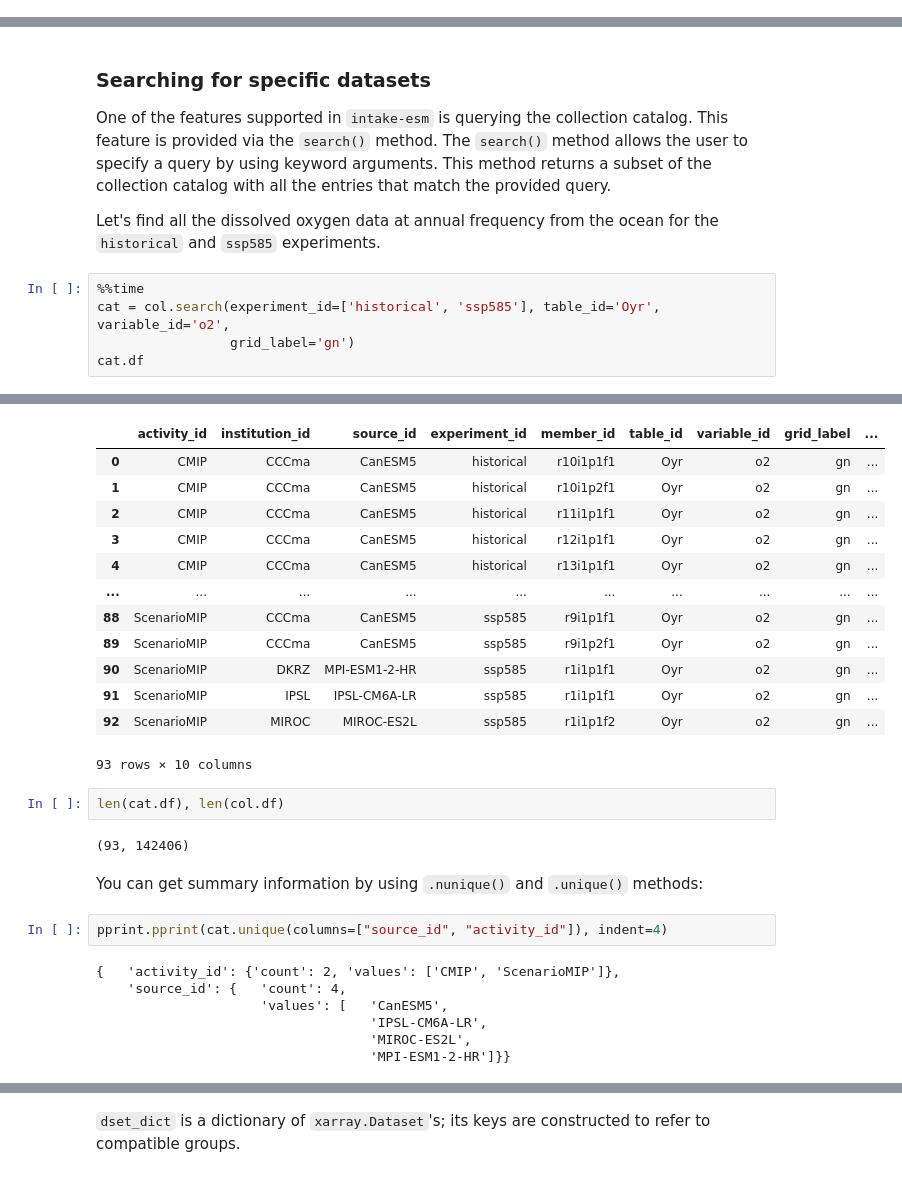
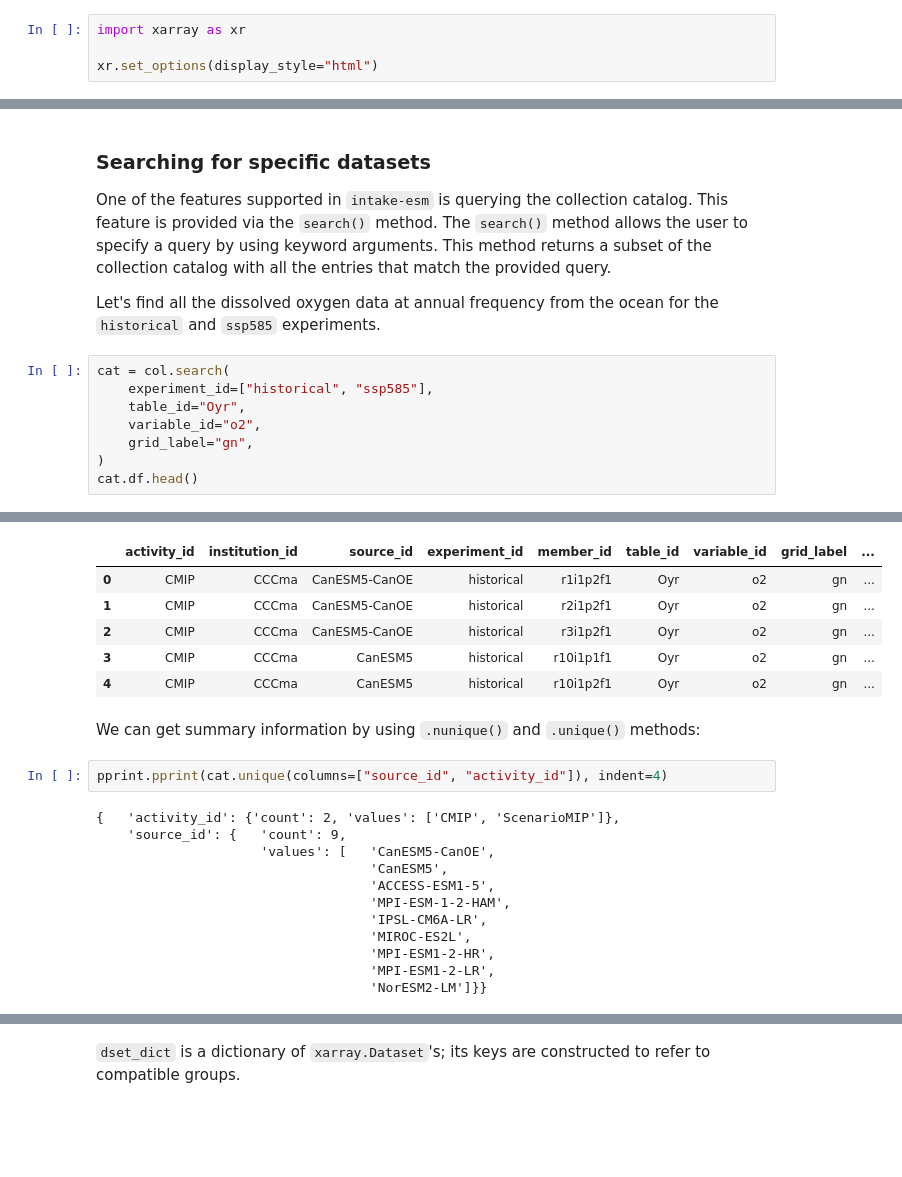
Before and after one commit to intake/intake-esm, a Jupyter notebook: docs/source/notebooks/tutorial.ipynb, the cells around one changed output, grey strips where cells are left out. Saved outputs shown, nothing was run; the diff lists cells and outputs as text; blank space fills up the shorter version.

```diff
--- a/docs/source/notebooks/tutorial.ipynb
+++ b/docs/source/notebooks/tutorial.ipynb
@@ -32,3 +23,7 @@ More collection catalogs are listed [here](https://intake-esm.readthedocs.io/en/
 # %% [markdown]
 Because `intake-esm` is an `intake` plugin, the plugin automatically appears in the set of known
 plugins in the intake registry, and an associated ``intake.open_esm_datastore`` function is created at import time.
+# %%
+import xarray as xr
+
+xr.set_options(display_style="html")
@@ -135,8 +134,11 @@ with all the entries that match the provided query.
 
 Let's find all the dissolved oxygen data at annual frequency from the ocean for the `historical` and `ssp585` experiments.
 # %%
-%%time
-cat = col.search(experiment_id=['historical', 'ssp585'], table_id='Oyr', variable_id='o2',
-                 grid_label='gn')
-cat.df
+cat = col.search(
+    experiment_id=["historical", "ssp585"],
+    table_id="Oyr",
+    variable_id="o2",
+    grid_label="gn",
+)
+cat.df.head()
 # %% [output]
@@ -145,31 +145,25 @@ Wall time: 631 ms
 |  | activity_id | institution_id | source_id | experiment_id | member_id | table_id | variable_id | grid_label | ... |
-| 0 | CMIP | CCCma | CanESM5 | historical | r10i1p1f1 | Oyr | o2 | gn | ... |
-| 1 | CMIP | CCCma | CanESM5 | historical | r10i1p2f1 | Oyr | o2 | gn | ... |
-| 2 | CMIP | CCCma | CanESM5 | historical | r11i1p1f1 | Oyr | o2 | gn | ... |
-| 3 | CMIP | CCCma | CanESM5 | historical | r12i1p1f1 | Oyr | o2 | gn | ... |
-| 4 | CMIP | CCCma | CanESM5 | historical | r13i1p1f1 | Oyr | o2 | gn | ... |
-| ... | ... | ... | ... | ... | ... | ... | ... | ... | ... |
-| 88 | ScenarioMIP | CCCma | CanESM5 | ssp585 | r9i1p1f1 | Oyr | o2 | gn | ... |
-| 89 | ScenarioMIP | CCCma | CanESM5 | ssp585 | r9i1p2f1 | Oyr | o2 | gn | ... |
-| 90 | ScenarioMIP | DKRZ | MPI-ESM1-2-HR | ssp585 | r1i1p1f1 | Oyr | o2 | gn | ... |
-| 91 | ScenarioMIP | IPSL | IPSL-CM6A-LR | ssp585 | r1i1p1f1 | Oyr | o2 | gn | ... |
-| 92 | ScenarioMIP | MIROC | MIROC-ES2L | ssp585 | r1i1p1f2 | Oyr | o2 | gn | ... |
+| 0 | CMIP | CCCma | CanESM5-CanOE | historical | r1i1p2f1 | Oyr | o2 | gn | ... |
+| 1 | CMIP | CCCma | CanESM5-CanOE | historical | r2i1p2f1 | Oyr | o2 | gn | ... |
+| 2 | CMIP | CCCma | CanESM5-CanOE | historical | r3i1p2f1 | Oyr | o2 | gn | ... |
+| 3 | CMIP | CCCma | CanESM5 | historical | r10i1p1f1 | Oyr | o2 | gn | ... |
+| 4 | CMIP | CCCma | CanESM5 | historical | r10i1p2f1 | Oyr | o2 | gn | ... |
-93 rows × 10 columns
-# %%
-len(cat.df), len(col.df)
-# %% [output]
-(93, 142406)
 # %% [markdown]
-You can get summary information by using `.nunique()` and `.unique()` methods:
+We can get summary information by using `.nunique()` and `.unique()` methods:
 # %%
 pprint.pprint(cat.unique(columns=["source_id", "activity_id"]), indent=4)
 # %% [output]
 {   'activity_id': {'count': 2, 'values': ['CMIP', 'ScenarioMIP']},
-    'source_id': {   'count': 4,
-                     'values': [   'CanESM5',
+    'source_id': {   'count': 9,
+                     'values': [   'CanESM5-CanOE',
+                                   'CanESM5',
+                                   'ACCESS-ESM1-5',
+                                   'MPI-ESM-1-2-HAM',
                                    'IPSL-CM6A-LR',
                                    'MIROC-ES2L',
-                                   'MPI-ESM1-2-HR']}}
+                                   'MPI-ESM1-2-HR',
+                                   'MPI-ESM1-2-LR',
+                                   'NorESM2-LM']}}
 # %%
 cat.nunique()
 # %% [output]
```
Also changed, not shown: parts of 35 cells of this notebook.
